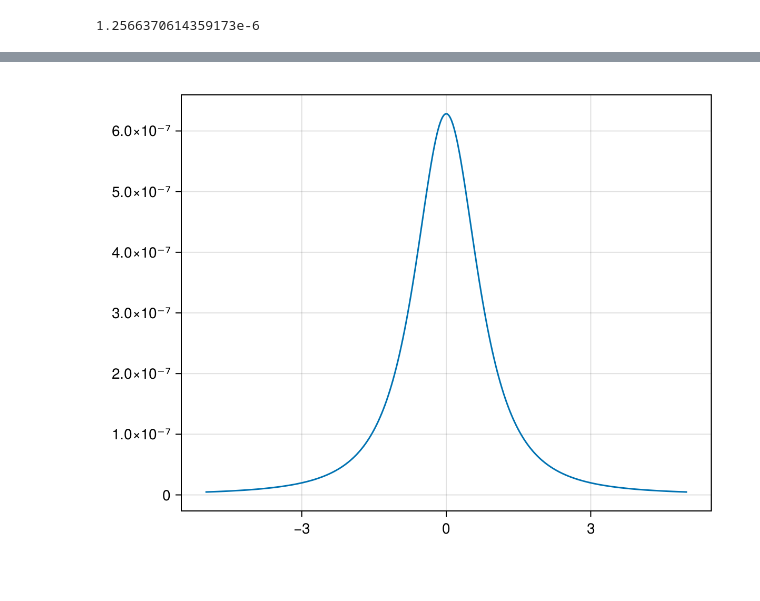
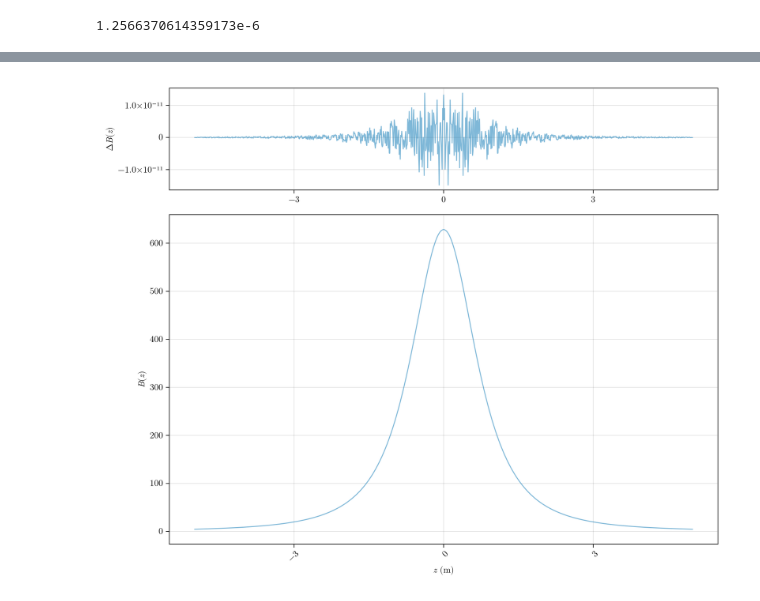
Before and after one commit to CompPhysJulia/Spring2024, a Jupyter notebook: LectureNotes/Class15-28Feb2024/Class15_28Feb.ipynb, the cells around one changed output, grey strips where cells are left out. Drawn from its saved outputs; the diff is of its cells as text; code cells hidden in the pictures.

```diff
--- a/LectureNotes/Class15-28Feb2024/Class15_28Feb.ipynb
+++ b/LectureNotes/Class15-28Feb2024/Class15_28Feb.ipynb
@@ -133,13 +133,13 @@ function BonZ(z, N; I=1.0, R=1.0)
     Δθ = 2π/N
     B = [0.0, 0.0, 0.0]
     for θ in 0:Δθ:2π-Δθ
-            Idl = I*R*Δθ*[-sin(θ), cos(θ), 0]
+            Idl = I*R*[-sin(θ), cos(θ), 0]*Δθ
             r = [-R*cos(θ), -R*sin(θ), z]
             # compute "dB" without the μₒ/4π to save computation time
-            dB = cross(Idl, r)/(norm(r)^3)
+            dB = (μₒ/(4π))*cross(Idl, r)/(norm(r)^3)
             B = B .+ dB
     end
-    B = μₒ*B/(4π)
+    B = 1.0e9*B # convert from T to nT
     return B
 end
 # %% [output]
@@ -175,4 +154,25 @@ Bz = [BonZ(zz,1000)[3]  for zz in z];
 # %%
-lines(z, Bz)
+z = -5:0.01:5
+Bz_1000 = [BonZ(zz,1000)[3]  for zz in z];
+Bz_10 = [BonZ(zx,10)[3]  for zx in z];\
+ΔB = Bz_1000 - Bz_10
+
+
+
+with_theme(textheme) do
+fig2 = Figure(size=(1000,800))
+
+ax1 = Axis(fig2[1,1])
+lines!(ax1, z, ΔB, alpha=0.5)
+ax1.ylabel = L"$\Delta B(z)$"
+
+ax2 = Axis(fig2[2:4,1])
+lines!(ax2, z, Bz_1000, alpha = 0.5)
+
+ax2.xticklabelrotation = π/4
+ax2.xlabel =L"$z$ (m)"
+ax2.ylabel =L"$B(z)$"
+fig2
+end
 # %% [output]
-[figure, old version]
+[figure, new version]
```
Also changed, not shown: parts of 6 cells of this notebook.
